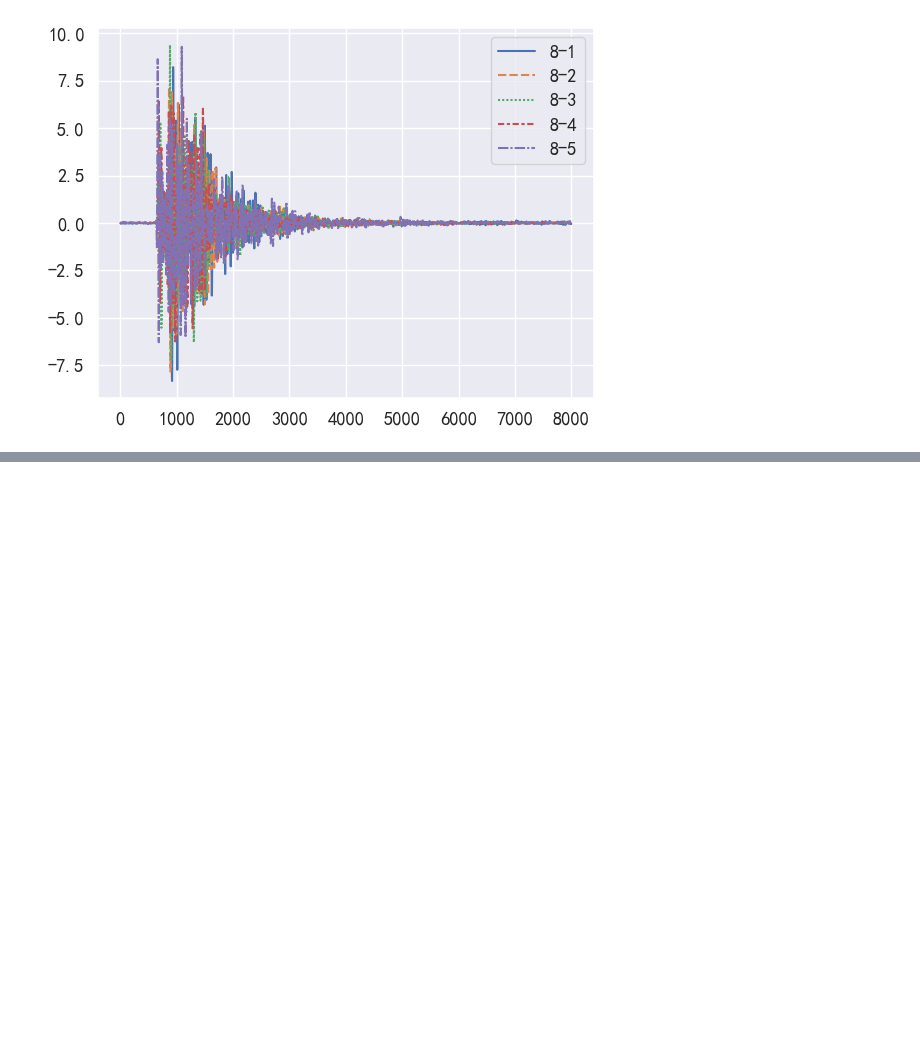
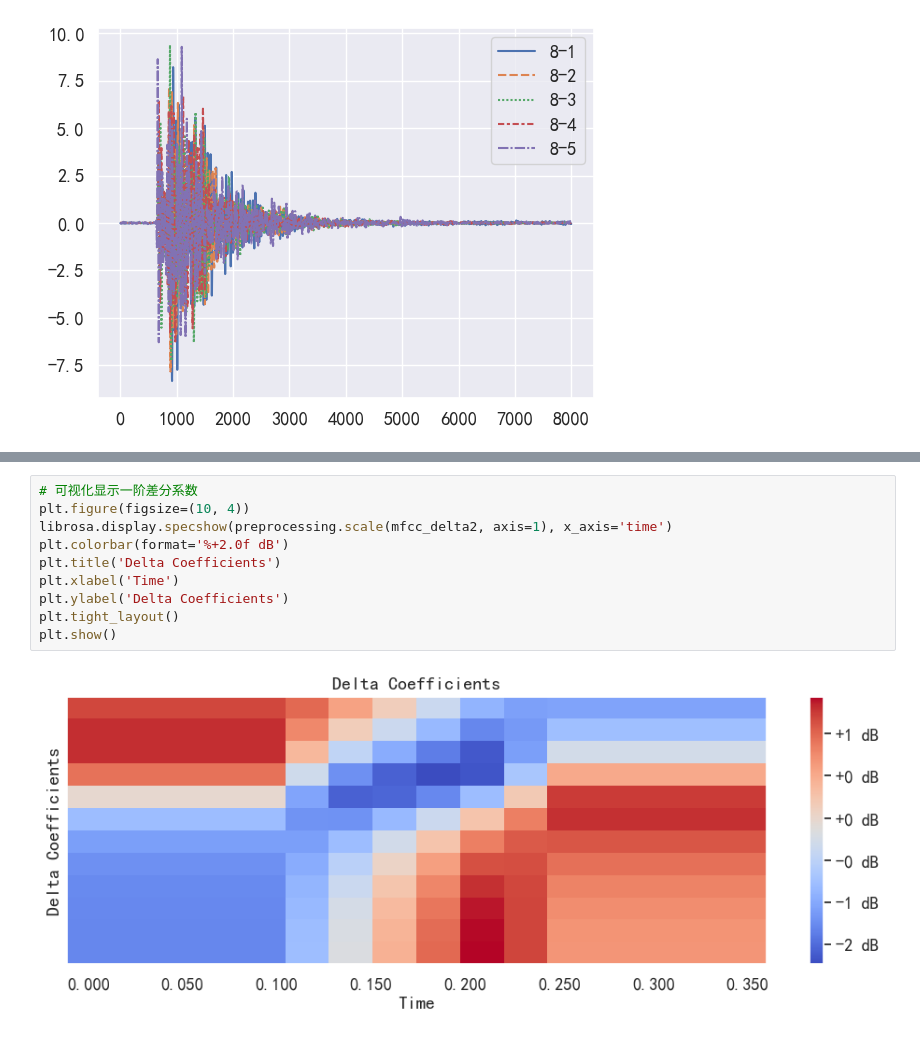
Before and after one commit to james-curtis/2023.tfmcm.com, a Jupyter notebook: 数据预处理/main.ipynb, the cells around one changed output, grey strips where cells are left out. Drawn from its saved outputs; the diff is of its cells as text; blank space fills up the shorter version.

```diff
--- a/数据预处理/main.ipynb
+++ b/数据预处理/main.ipynb
@@ -191,0 +210,12 @@ plt.show()
+# %%
+# 可视化显示一阶差分系数
+plt.figure(figsize=(10, 4))
+librosa.display.specshow(preprocessing.scale(mfcc_delta2, axis=1), x_axis='time')
+plt.colorbar(format='%+2.0f dB')
+plt.title('Delta Coefficients')
+plt.xlabel('Time')
+plt.ylabel('Delta Coefficients')
+plt.tight_layout()
+plt.show()
+# %% [output]
+[figure, added]
```
Also changed, not shown: parts of 21 cells of this notebook, 9 other files.
